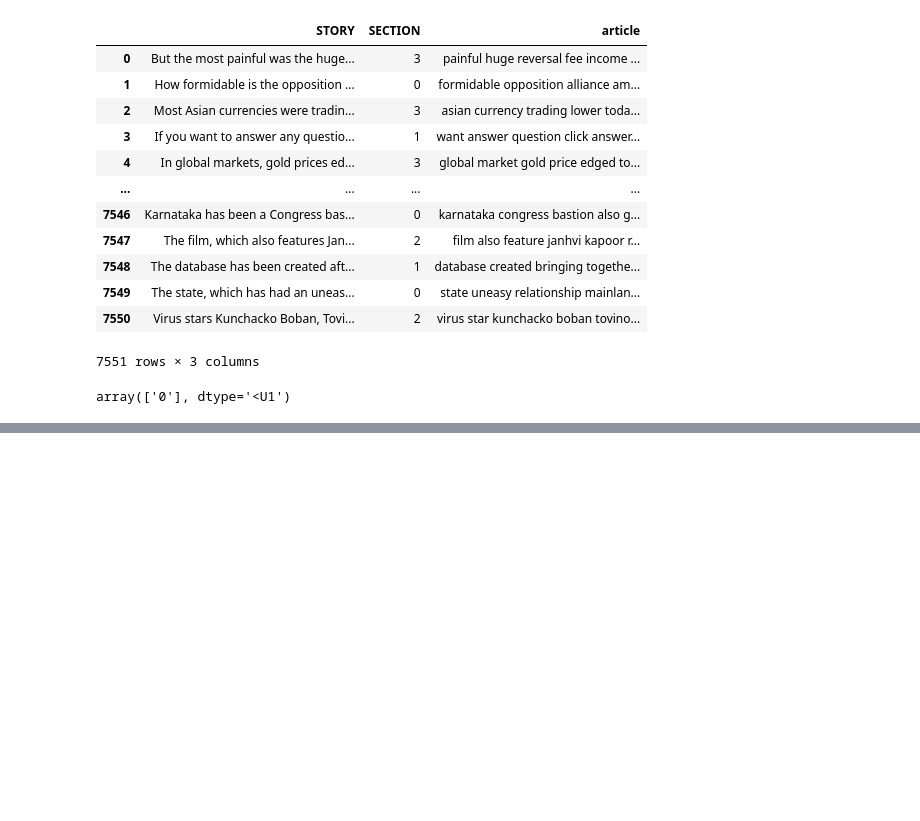
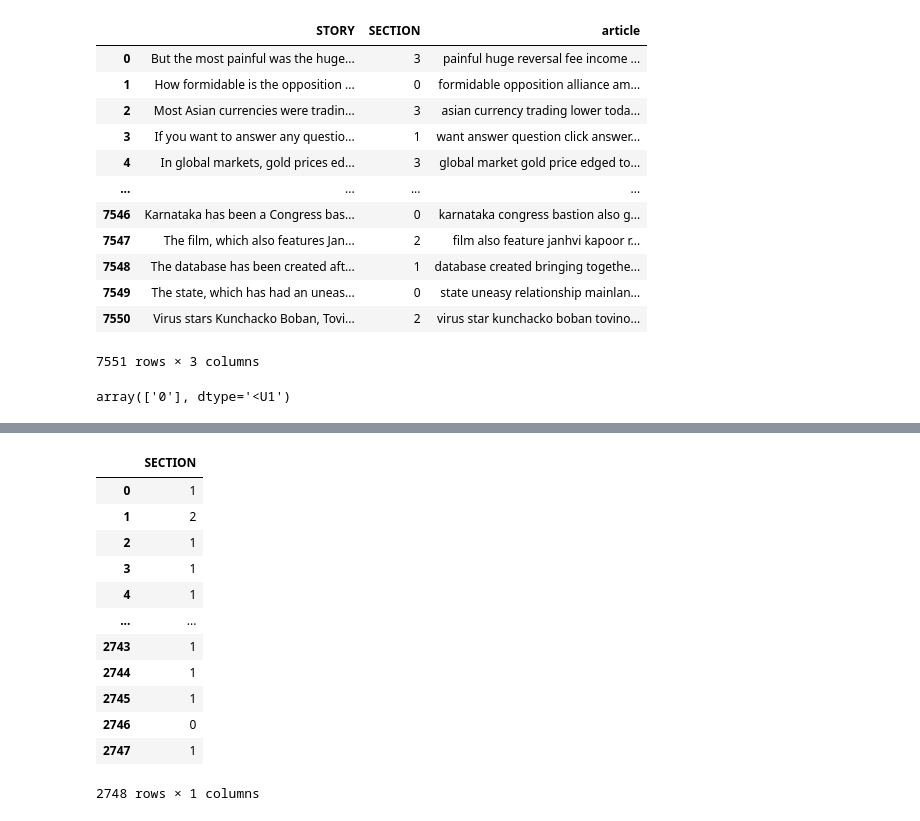
Before and after one commit to NitinShelke/News-Category-Prediction, a Jupyter notebook: Model.ipynb, the cells around one changed output, grey strips where cells are left out. Saved outputs shown, nothing was run; the diff lists cells and outputs as text; code cells hidden in the pictures; blank space fills up the shorter version.

```diff
--- a/Model.ipynb
+++ b/Model.ipynb
@@ -102,2 +90,2 @@ data=data.apply(lambda x:' '.join([str(i) for i in x]))
 # %%
-data
+data=preprocess_txt(data)
@@ -234,0 +250,16 @@ array(['0'], dtype='<U1')
+# %%
+pd.DataFrame(y_pred,columns=['SECTION']).to_excel("SUBMISSION.xlsx",header=True,ind)
+# %% [output]
+|  | SECTION |
+| 0 | 1 |
+| 1 | 2 |
+| 2 | 1 |
+| 3 | 1 |
+| 4 | 1 |
+| ... | ... |
+| 2743 | 1 |
+| 2744 | 1 |
+| 2745 | 1 |
+| 2746 | 0 |
+| 2747 | 1 |
+2748 rows × 1 columns
```
Also changed, not shown: parts of 16 cells of this notebook.
